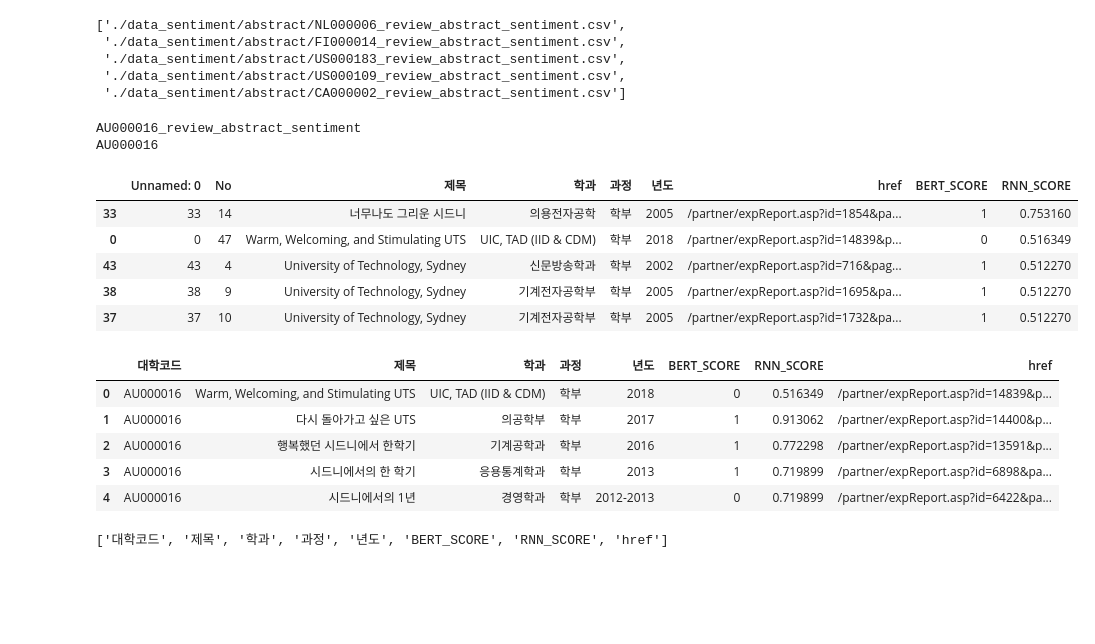
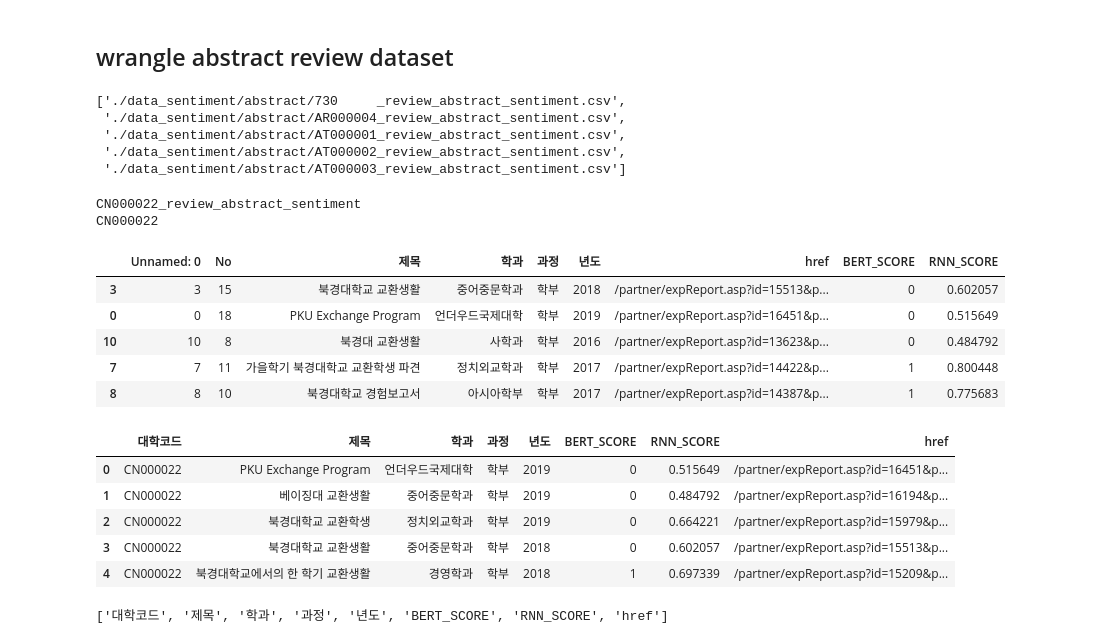
Before and after one commit to snoop2head/yonsei-exchange-program, a Jupyter notebook: wrangle_dataset.ipynb, the cells around one changed output. Drawn from its saved outputs; the diff is of its cells as text; code cells hidden in the pictures; blank space fills up the shorter version.

Commit message:
wrangling abstract review dataset && wrangle university dataset

```diff
--- a/wrangle_dataset.ipynb
+++ b/wrangle_dataset.ipynb
@@ -12,6 +13,8 @@ from shutil import move, copymode
 
 import pandas as pd
 import numpy as np
+# %% [markdown]
+## wrangle abstract review dataset
 # %%
 # define path for sentiment labeled dataset
 # abstract: 짧은 후기 제목만 있는 텍스트 데이터셋
@@ -22,46 +25,53 @@ specific_sentiment = "./data_sentiment/specific"
 # %%
 # fetch all yonsei exchange review text datasets for each foreign universities
 abstract_yonsei_reviews = glob.glob(f"{abstract_sentiment}/*.csv")
+abstract_yonsei_reviews.sort()
 abstract_yonsei_reviews[:5]
 # %% [output]
-['./data_sentiment/abstract/NL000006_review_abstract_sentiment.csv',
- './data_sentiment/abstract/FI000014_review_abstract_sentiment.csv',
- './data_sentiment/abstract/US000183_review_abstract_sentiment.csv',
- './data_sentiment/abstract/US000109_review_abstract_sentiment.csv',
- './data_sentiment/abstract/CA000002_review_abstract_sentiment.csv']
+['./data_sentiment/abstract/730     _review_abstract_sentiment.csv',
+ './data_sentiment/abstract/AR000004_review_abstract_sentiment.csv',
+ './data_sentiment/abstract/AT000001_review_abstract_sentiment.csv',
+ './data_sentiment/abstract/AT000002_review_abstract_sentiment.csv',
+ './data_sentiment/abstract/AT000003_review_abstract_sentiment.csv']
 # %%
-# look at sample dataset
+# get sample dataset
 sample_file = abstract_yonsei_reviews[70]
+
+# extract file name
 file_name = sample_file.split("/")[-1]
 file_name_without_ext = file_name.split(".")[0]
 print(file_name_without_ext)
-univ_code = file_name_without_ext.split("_")[0]
-print(univ_code)
+
+# extract university code
+univ_code_sample = file_name_without_ext.split("_")[0]
+print(univ_code_sample)
+
+# read sample dataset
 df_abstract = pd.read_csv(sample_file, encoding="utf-8")
 df_abstract.sample(5)
 # %% [output]
-AU000016_review_abstract_sentiment
-AU000016
+CN000022_review_abstract_sentiment
+CN000022
 |  | Unnamed: 0 | No | 제목 | 학과 | 과정 | 년도 | href | BERT_SCORE | RNN_SCORE |
-| 33 | 33 | 14 | 너무나도 그리운 시드니 | 의용전자공학 | 학부 | 2005 | /partner/expReport.asp?id=1854&pa... | 1 | 0.753160 |
-| 0 | 0 | 47 | Warm, Welcoming, and Stimulating UTS | UIC, TAD (IID & CDM) | 학부 | 2018 | /partner/expReport.asp?id=14839&p... | 0 | 0.516349 |
-| 43 | 43 | 4 | University of Technology, Sydney | 신문방송학과 | 학부 | 2002 | /partner/expReport.asp?id=716&pag... | 1 | 0.512270 |
-| 38 | 38 | 9 | University of Technology, Sydney | 기계전자공학부 | 학부 | 2005 | /partner/expReport.asp?id=1695&pa... | 1 | 0.512270 |
-| 37 | 37 | 10 | University of Technology, Sydney | 기계전자공학부 | 학부 | 2005 | /partner/expReport.asp?id=1732&pa... | 1 | 0.512270 |
+| 3 | 3 | 15 | 북경대학교 교환생활 | 중어중문학과 | 학부 | 2018 | /partner/expReport.asp?id=15513&p... | 0 | 0.602057 |
+| 0 | 0 | 18 | PKU Exchange Program | 언더우드국제대학 | 학부 | 2019 | /partner/expReport.asp?id=16451&p... | 0 | 0.515649 |
+| 10 | 10 | 8 | 북경대 교환생활 | 사학과 | 학부 | 2016 | /partner/expReport.asp?id=13623&p... | 0 | 0.484792 |
+| 7 | 7 | 11 | 가을학기 북경대학교 교환학생 파견 | 정치외교학과 | 학부 | 2017 | /partner/expReport.asp?id=14422&p... | 1 | 0.800448 |
+| 8 | 8 | 10 | 북경대학교 경험보고서 | 아시아학부 | 학부 | 2017 | /partner/expReport.asp?id=14387&p... | 1 | 0.775683 |
 # %%
 df_abstract_review = df_abstract[["제목", "학과", "과정", "년도", "BERT_SCORE", "RNN_SCORE", "href"]]
-df_abstract_review["대학코드"] = univ_code
+df_abstract_review["대학코드"] = univ_code_sample
 _abstract_review = df_abstract[["제목", "학과", "과정", "년도", "BERT_SCORE", "RNN_SCORE", "href"]]
-df_abstract_review["대학코드"] = univ_code
+df_abstract_review["대학코드"] = univ_code_sample
 df_abstract_review = df_abstract_review[["대학코드","제목", "학과", "과정", "년도", "BERT_SCORE", "RNN_SCORE", "href"]]
 df_abstract_review.head()
 # %% [output]
 |  | 대학코드 | 제목 | 학과 | 과정 | 년도 | BERT_SCORE | RNN_SCORE | href |
-| 0 | AU000016 | Warm, Welcoming, and Stimulating UTS | UIC, TAD (IID & CDM) | 학부 | 2018 | 0 | 0.516349 | /partner/expReport.asp?id=14839&p... |
-| 1 | AU000016 | 다시 돌아가고 싶은 UTS | 의공학부 | 학부 | 2017 | 1 | 0.913062 | /partner/expReport.asp?id=14400&p... |
-| 2 | AU000016 | 행복했던 시드니에서 한학기 | 기계공학과 | 학부 | 2016 | 1 | 0.772298 | /partner/expReport.asp?id=13591&p... |
-| 3 | AU000016 | 시드니에서의 한 학기 | 응용통계학과 | 학부 | 2013 | 1 | 0.719899 | /partner/expReport.asp?id=6898&pa... |
-| 4 | AU000016 | 시드니에서의 1년 | 경영학과 | 학부 | 2012-2013 | 0 | 0.719899 | /partner/expReport.asp?id=6422&pa... |
+| 0 | CN000022 | PKU Exchange Program | 언더우드국제대학 | 학부 | 2019 | 0 | 0.515649 | /partner/expReport.asp?id=16451&p... |
+| 1 | CN000022 | 베이징대 교환생활 | 중어중문학과 | 학부 | 2019 | 0 | 0.484792 | /partner/expReport.asp?id=16194&p... |
+| 2 | CN000022 | 북경대학교 교환학생 | 정치외교학과 | 학부 | 2019 | 0 | 0.664221 | /partner/expReport.asp?id=15979&p... |
+| 3 | CN000022 | 북경대학교 교환생활 | 중어중문학과 | 학부 | 2018 | 0 | 0.602057 | /partner/expReport.asp?id=15513&p... |
+| 4 | CN000022 | 북경대학교에서의 한 학기 교환생활 | 경영학과 | 학부 | 2018 | 1 | 0.697339 | /partner/expReport.asp?id=15209&p... |
 # %%
 df_abstract_review.columns.to_list()
 # %% [output]
```
Also changed, not shown: parts of 29 cells of this notebook, 3 other files.
